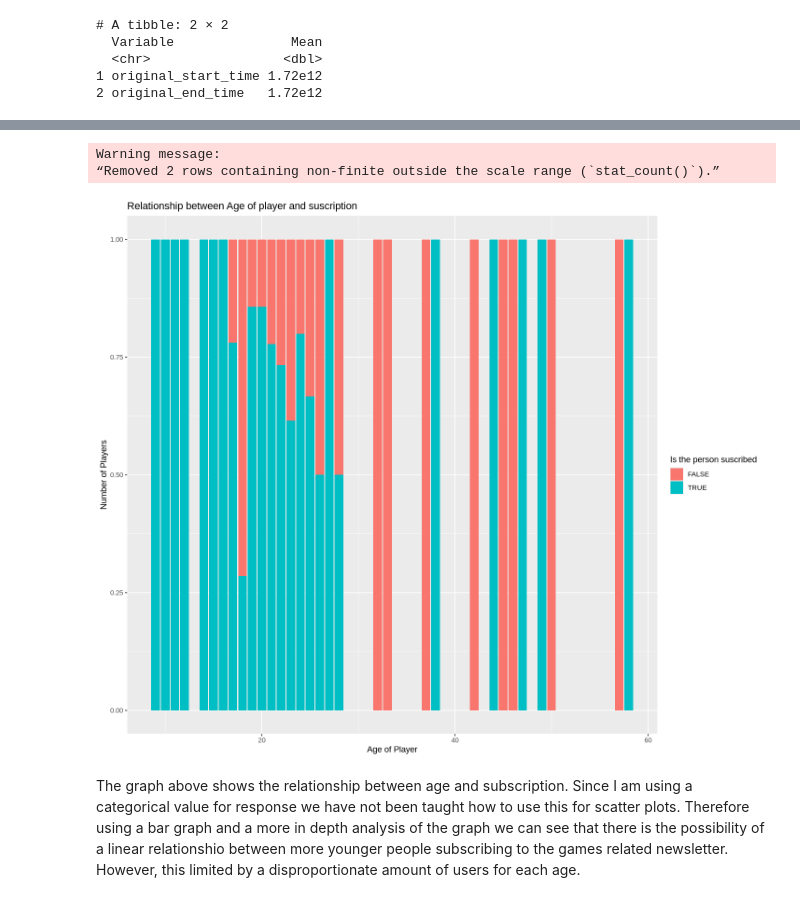
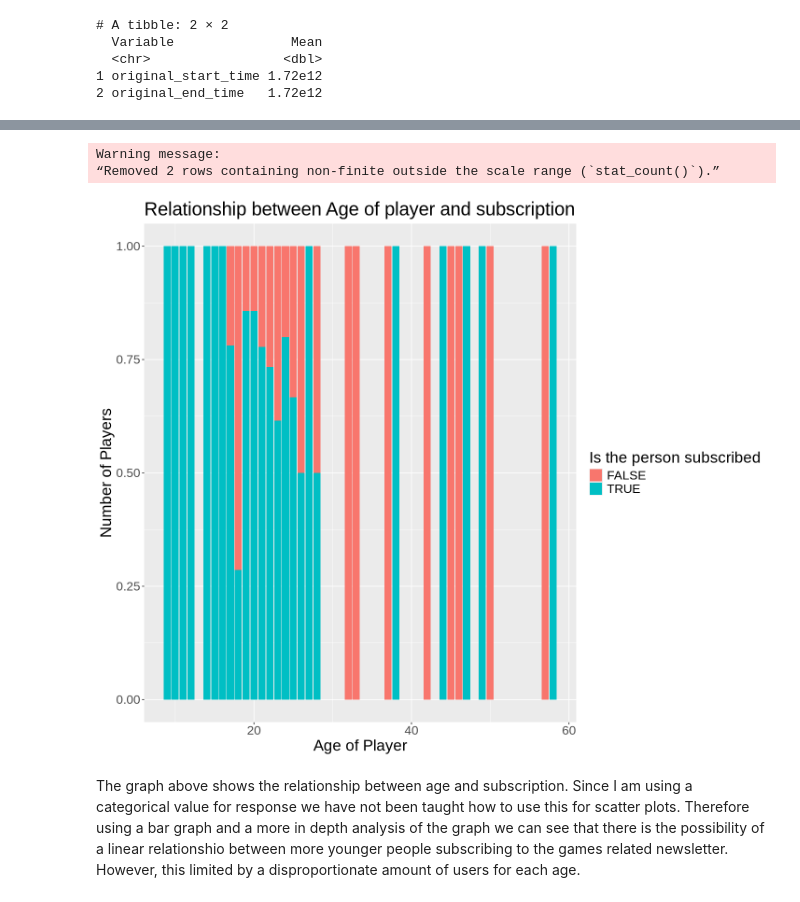
Before and after one commit to Jvantunen/DSCI_minecraft_project_group2, a Jupyter notebook: DSCI_individual_progect_Group_2.ipynb, the cells around one changed output, grey strips where cells are left out. Saved outputs shown, nothing was run; the diff lists cells and outputs as text; code cells hidden in the pictures.

```diff
--- a/DSCI_individual_progect_Group_2.ipynb
+++ b/DSCI_individual_progect_Group_2.ipynb
@@ -172,20 +172,21 @@ print(mean_values_sessions, digits = 2)
 # %%
 #Visulization of played_hours vs suscribe
 options(repr.plot.width = 12, repr.plot.height = 10)
 plot_of_players<- players|>
 ggplot(aes(x = Age, fill = subscribe))+
 geom_bar(position = 'fill')+
 xlab("Age of Player") +
 ylab("Number of Players")+
 labs(fill = "Is the person subscribed")+
-ggtitle("Relationship between Age of player and subscription")
+ggtitle("Relationship between Age of player and subscription")+
+theme(text = element_text(size =20))
 
 
 plot_of_players
 # %% [output]
 Warning message:
 “Removed 2 rows containing non-finite outside the scale range (`stat_count()`).”
-[figure, old version]
+[figure, new version]
 # %% [markdown]
 The graph above shows the relationship between age and subscription. Since I am using a categorical value for response we have not been taught how to use this for scatter plots. Therefore using a bar graph and a more in depth analysis of the graph we can see that there is the possibility of a linear relationshio between more younger people subscribing to the games related newsletter. However, this limited by a disproportionate amount of users for each age.
 # %%
```
Also changed, not shown: parts of 4 cells of this notebook.
